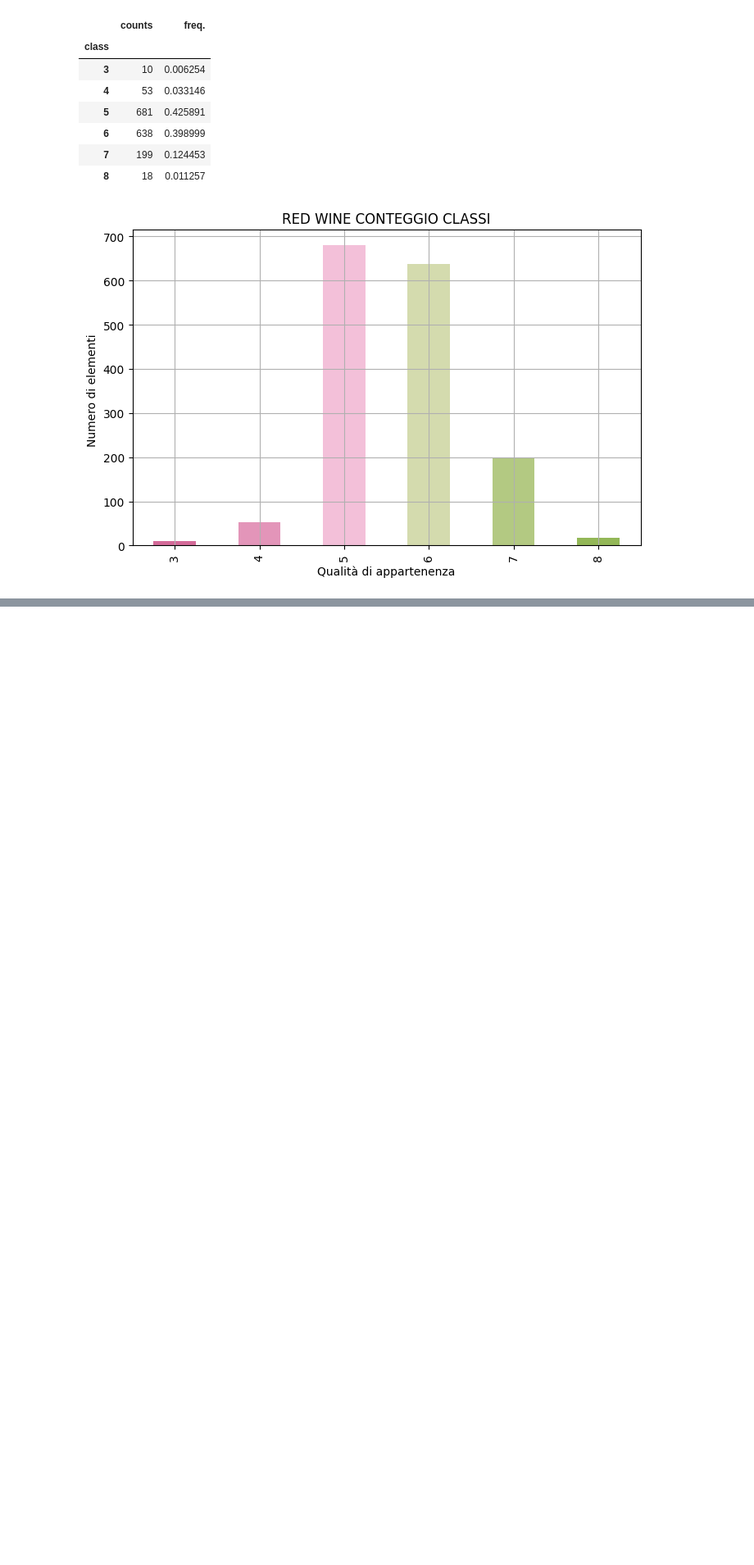
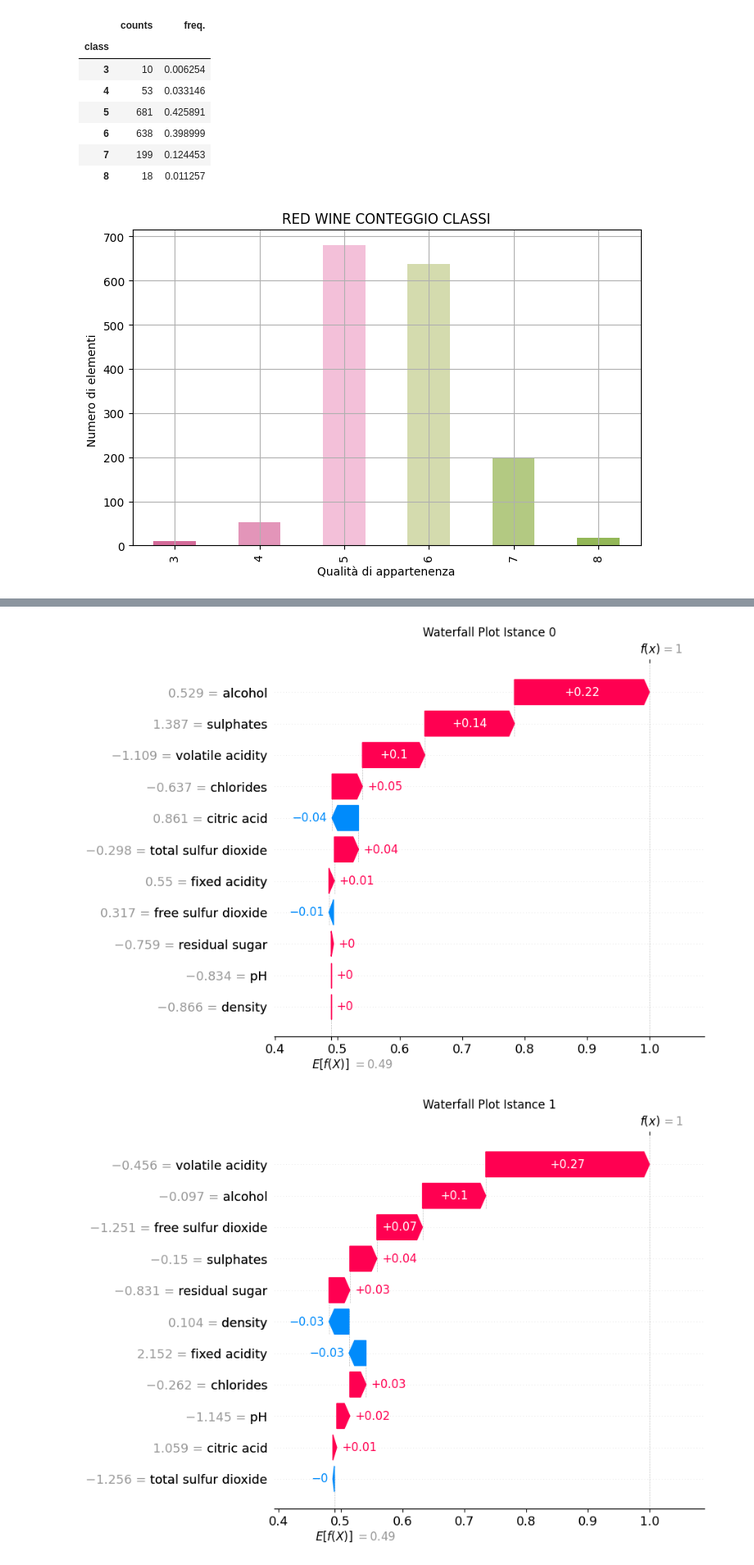
Before and after one commit to MarcoMungaiCoppolino/Data-Science-Portfolio, a Jupyter notebook: GameTheory_For_Explainable_ML/notebooks/prototype-notebook.ipynb, the cells around one changed output, grey strips where cells are left out. Shown at 82% size. Drawn from its saved outputs; the diff is of its cells as text; code cells hidden in the pictures; blank space fills up the shorter version.

```diff
--- a/GameTheory_For_Explainable_ML/notebooks/prototype-notebook.ipynb
+++ b/GameTheory_For_Explainable_ML/notebooks/prototype-notebook.ipynb
@@ -98,0 +103,12 @@ plt.grid()
+# %%
+X = red_wine.iloc[:, :-1]
+y = red_wine['quality']
+y_nomi_classe = ['classe 0', 'classe 1']
+
+random_state = 246120
+test_p = 0.5
+val_p = 0.4
+indices = np.arange(X.shape[0])
+
+ind_train, ind_test = train_test_split(indices, test_size=test_p, random_state=random_state, shuffle=True)
+ind_train, ind_val = train_test_split(ind_train, test_size=val_p, random_state=random_state, shuffle=True)
@@ -98,0 +242,20 @@ plt.grid()
+# %%
+scaler = best_model.named_steps['scaler']
+svm_model = best_model.named_steps['svc']
+
+X_train = scaler.transform(X.iloc[ind_train])
+X_test = scaler.transform(X.iloc[ind_test])
+
+# Come background data si estraggono in maniera casuale 100 campioni dal training set
+background_data = shap.sample(X_train, nsamples=100, random_state=246120)
+# Si calcola manualmente la media delle previsioni del modello sui campioni del background
+base_values = np.full(background_data.shape[0], svm_model.predict(background_data).mean())
+
+# Come Explainer si è scelto di usare il Permutation vista la sua maggiore velocità in confronto al Kernel Explainer
+Permutation_explainer = shap.explainers.Permutation(svm_model.predict, background_data, seed=246120)
+
+# Invece che chiamare direttamente il Permutation sul Test set, si è preferito usare il metodo .shap_values
+# Questo significa dover manualmente creare un Explanation Object da utilizzare nei vari Plot
+# Tale approccio è leggermente più veloce della sua controparte
+shap_values_Perm = Permutation_explainer.shap_values(X_test)
+shap_explanation_Perm = shap.Explanation(shap_values_Perm, base_values, X_test.values, feature_names=X_test.columns)
@@ -98,0 +265,11 @@ plt.grid()
+# %%
+for i in range(7):
+ fig = plt.figure()
+ shap.plots.waterfall(shap_explanation_Perm[i], max_display=X_test.shape[1], show=False)
+ plt.title(f'Waterfall Plot Istance {i}')
+
+plt.show()
+plt.close()
+# %% [output]
+[figure, added]
+[figure, added]
```
Also changed, not shown: parts of 25 cells of this notebook, 3 other files.
